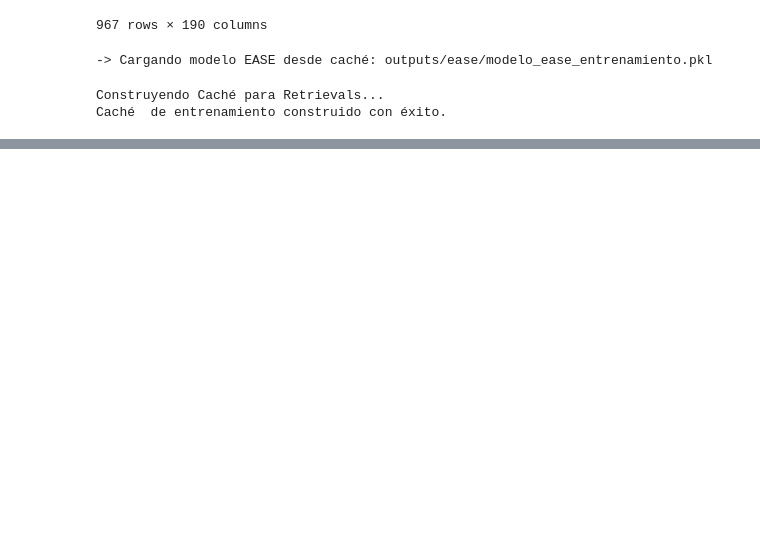
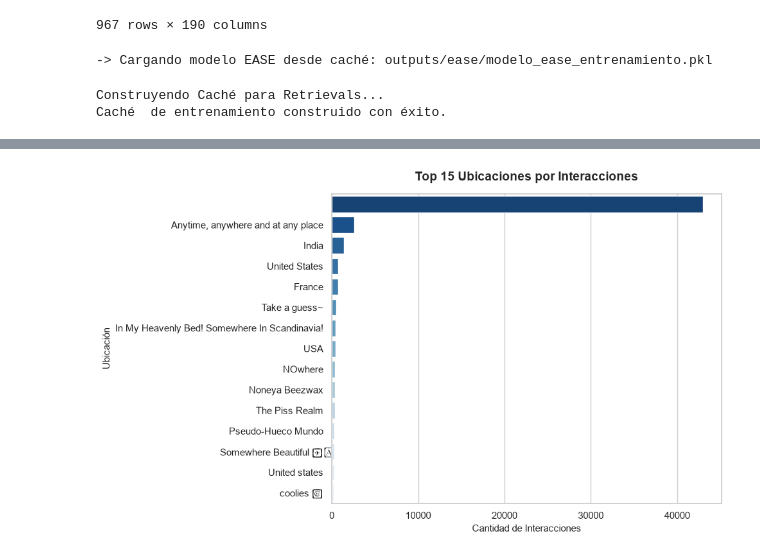
Before and after one commit to CLCHRISLOMBARDO/manga-recommendation-system, a Jupyter notebook: test.ipynb, the cells around one changed output, grey strips where cells are left out. Cells and saved outputs as stored; diff of their text form; code cells hidden in the pictures; blank space fills up the shorter version.

```diff
--- a/test.ipynb
+++ b/test.ipynb
@@ -249,0 +366,5 @@ Caché  de entrenamiento construido con éxito.
+# %%
+import sqlite3
+con=sqlite3.connect("dataset/recomendador_mangas.db")
+query = """select * from interacciones i join libros l using(id_libro) join lectores lec using(id_lector)"""
+interacciones = pd.read_sql_query(query , con)
@@ -249,0 +406,35 @@ Caché  de entrenamiento construido con éxito.
+# %%
+import matplotlib.pyplot as plt
+import seaborn as sns
+
+sns.set_theme(style="whitegrid")
+
+# 1. Convertir el Value Counts en un DataFrame ordenado
+top_ubicaciones = (
+    interacciones["ubicacion"]
+    .value_counts()
+    .head(15)
+    .reset_index()
+)
+top_ubicaciones.columns = ["ubicacion", "cantidad"]  # Asignar nombres limpios a las columnas
+
+plt.figure(figsize=(10, 6))
+
+# 2. Usar el parámetro 'data' oficial de Seaborn
+sns.barplot(
+    data=top_ubicaciones,
+    x="cantidad",
+    y="ubicacion",
+    palette="Blues_r",
+    hue="ubicacion",
+    legend=False,
+)
+
+plt.title("Top 15 Ubicaciones por Interacciones", fontsize=14, fontweight="bold", pad=15)
+plt.xlabel("Cantidad de Interacciones", fontsize=11)
+plt.ylabel("Ubicación", fontsize=11)
+
+plt.tight_layout()
+plt.show()
+# %% [output]
+[figure, added]
```
Also changed, not shown: parts of 33 cells of this notebook, 1 other file.
